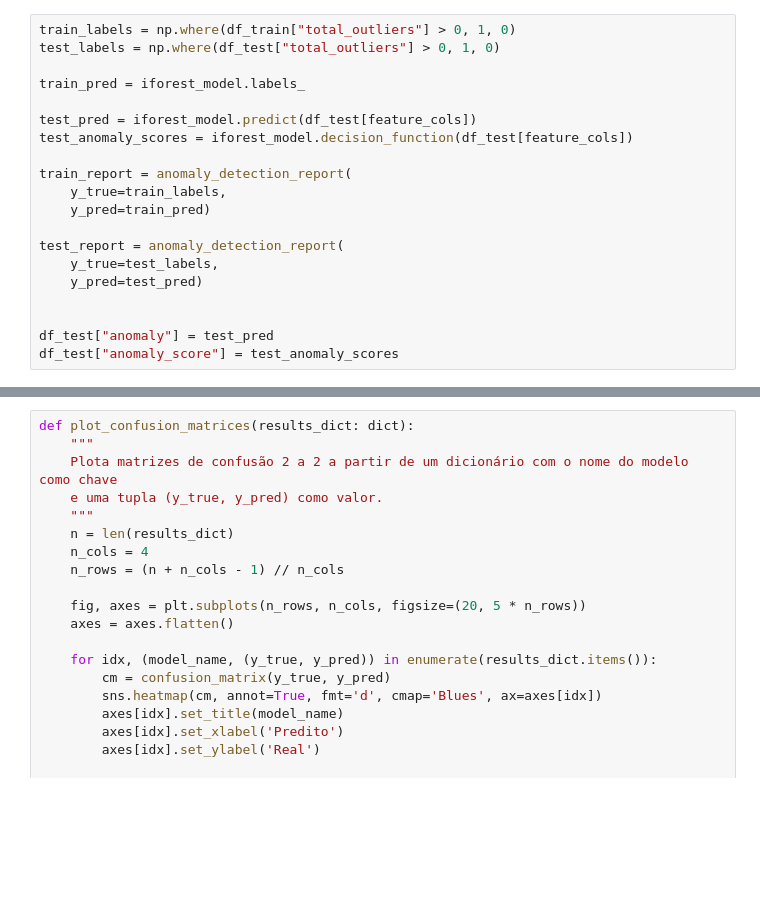
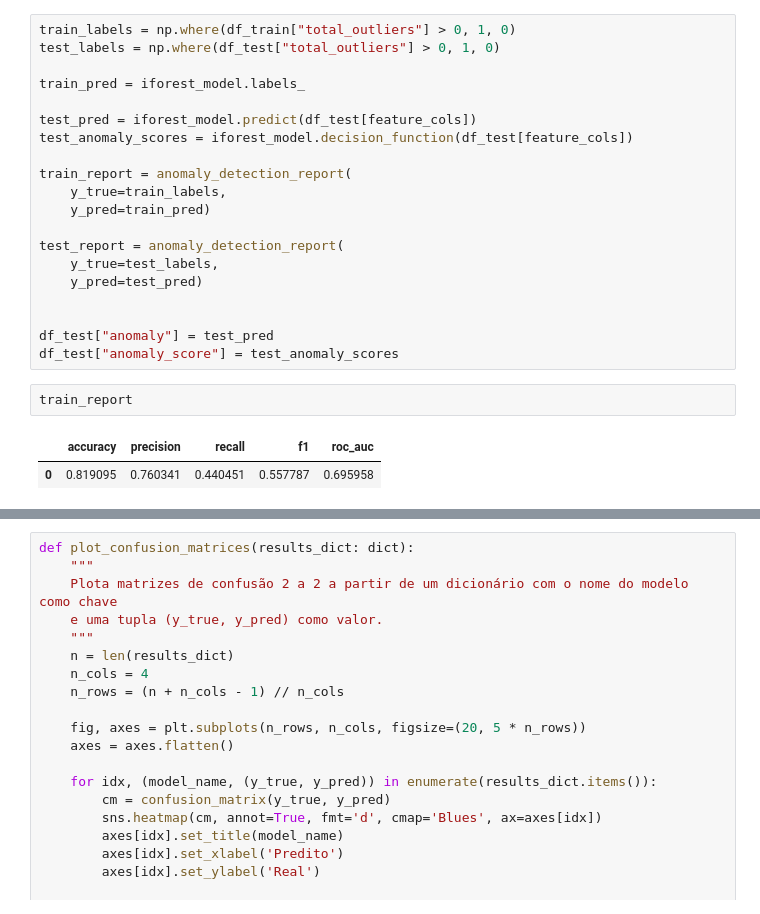
Before and after one commit to AlexandreSaback/tcc_anomaly_detection, a Jupyter notebook: explorations/AD_04_FineTuning.ipynb, the cells around one changed output, grey strips where cells are left out. Cells and saved outputs as stored; diff of their text form; blank space fills up the shorter version.

```diff
--- a/explorations/AD_04_FineTuning.ipynb
+++ b/explorations/AD_04_FineTuning.ipynb
@@ -428,6 +443,11 @@ test_report = anomaly_detection_report(
 
 df_test["anomaly"] = test_pred
 df_test["anomaly_score"] = test_anomaly_scores
+# %%
+train_report
+# %% [output]
+|  | accuracy | precision | recall | f1 | roc_auc |
+| 0 | 0.819095 | 0.760341 | 0.440451 | 0.557787 | 0.695958 |
 # %%
 test_report
 # %% [output]
```
Also changed, not shown: parts of 6 cells of this notebook, 1 other file.
